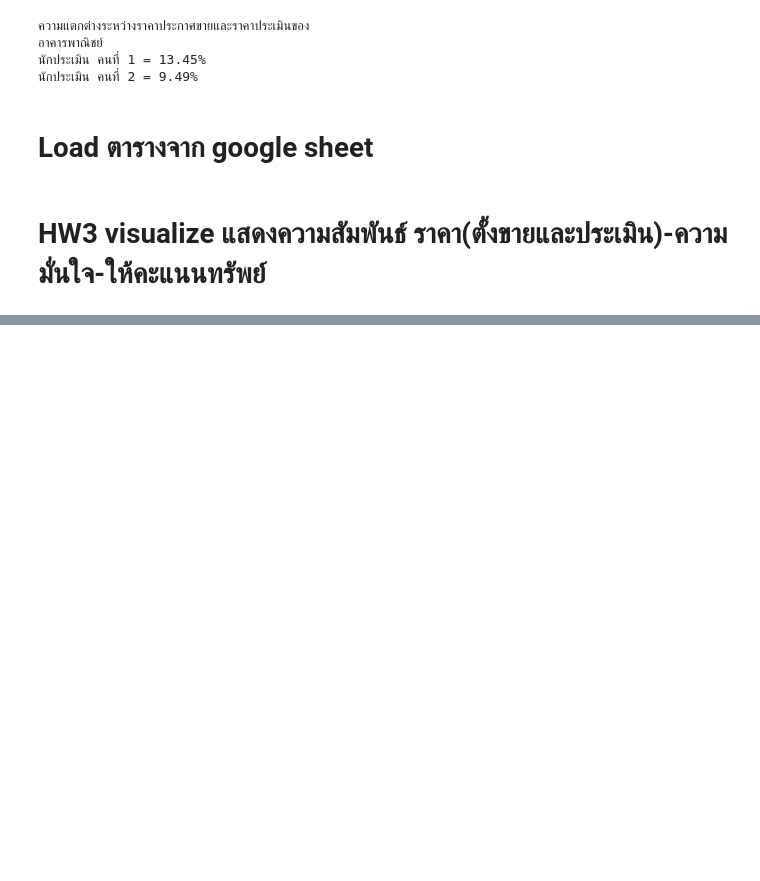
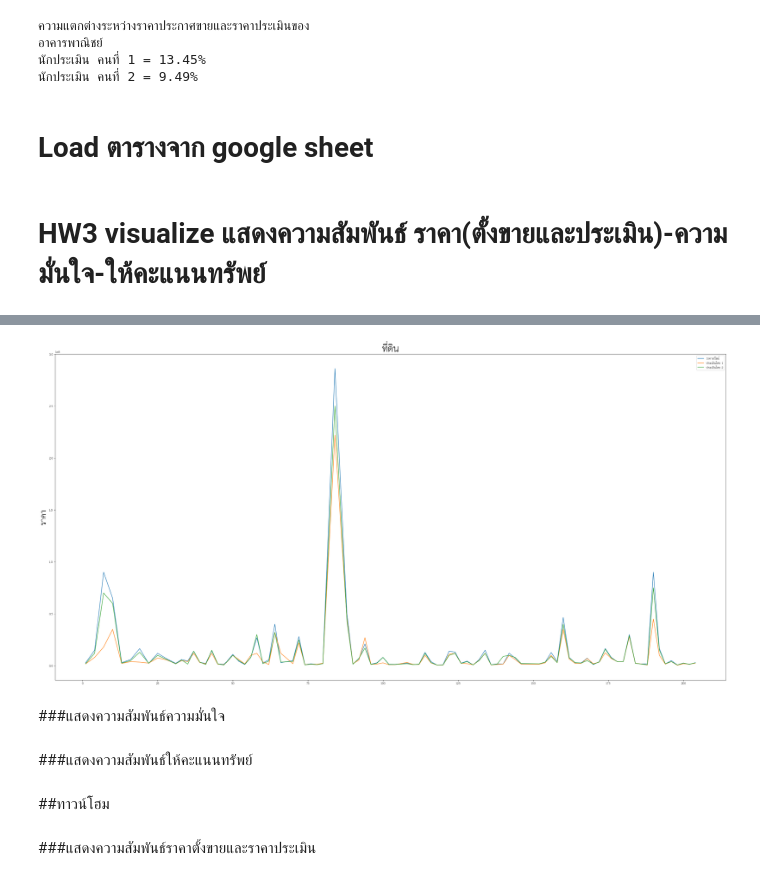
Before and after one commit to nannthd/bsc_dpdm22, a Jupyter notebook: [dataprep1] property estimator.ipynb, the cells around one changed output, grey strips where cells are left out. Saved outputs shown, nothing was run; the diff lists cells and outputs as text; code cells hidden in the pictures; blank space fills up the shorter version.

```diff
--- a/[dataprep1] property estimator.ipynb
+++ b/[dataprep1] property estimator.ipynb
@@ -1559,0 +1537,10 @@ from matplotlib import pyplot as plt
+# %%
+Est_L1 = land2[land2['ID ผู้ประเมิน']==1]
+Est_L2 = land2[land2['ID ผู้ประเมิน']==2]
+Est_L1_nodup = Est_L1.drop_duplicates(subset=['ราคาทรัพย์','ประเมินราคาซื้อ-ขาย'])
+Est_L2_nodup = Est_L2.drop_duplicates(subset=['ราคาทรัพย์','ประเมินราคาซื้อ-ขาย'])
+Est_L2['ประเมินโดย 1'] = Est_L2['post id'].map(Est_L1_nodup.set_index('post id')['ประเมินราคาซื้อ-ขาย']);
+Est_L2['ประเมินโดย 2'] = Est_L2['post id'].map(Est_L2_nodup.set_index('post id')['ประเมินราคาซื้อ-ขาย']);
+Table02 = Est_L2[['post id','ราคาทรัพย์','ประเมินโดย 1','ประเมินโดย 2']]
+Table2 = Table02.dropna(subset=['ราคาทรัพย์','ประเมินโดย 1','ประเมินโดย 2'])
+Table2
@@ -1559,0 +1573,3 @@ from matplotlib import pyplot as plt
+# %%
+dataF2 = DataFrame(Table2,columns=['ราคาทรัพย์','ประเมินโดย 1','ประเมินโดย 2'])
+print(dataF2)
@@ -1559,0 +1591,13 @@ from matplotlib import pyplot as plt
+# %%
+dataF2.plot(kind="line")
+plt.title('ที่ดิน',fontsize=30)
+plt.ylabel('ราคา',fontsize=25)
+plt.show()
+# %% [output]
+[figure, added]
+# %% [markdown]
+###แสดงความสัมพันธ์ความมั่นใจ
+# %% [markdown]
+###แสดงความสัมพันธ์ให้คะแนนทรัพย์
+# %% [markdown]
+##ทาวน์โฮม
@@ -1559,0 +1614,2 @@ from matplotlib import pyplot as plt
+# %% [markdown]
+###แสดงความสัมพันธ์ราคาตั้งขายและราคาประเมิน
```
Also changed, not shown: parts of 31 cells of this notebook.
